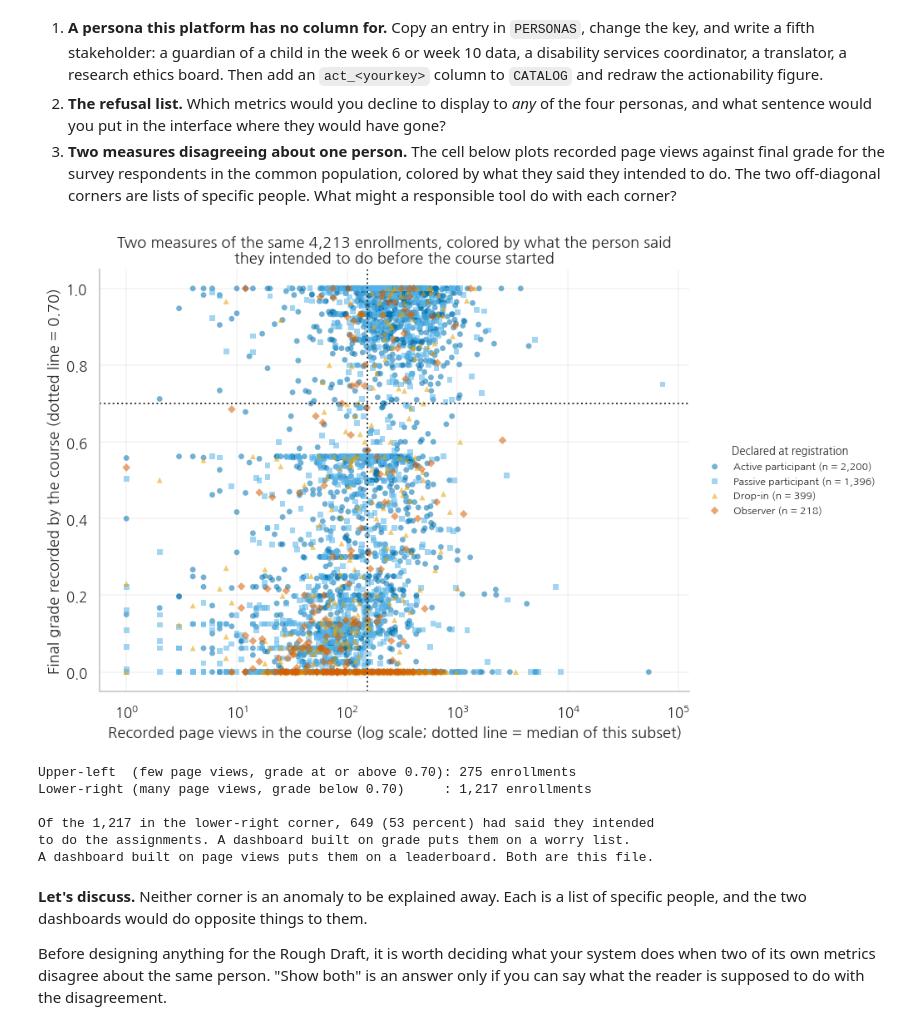
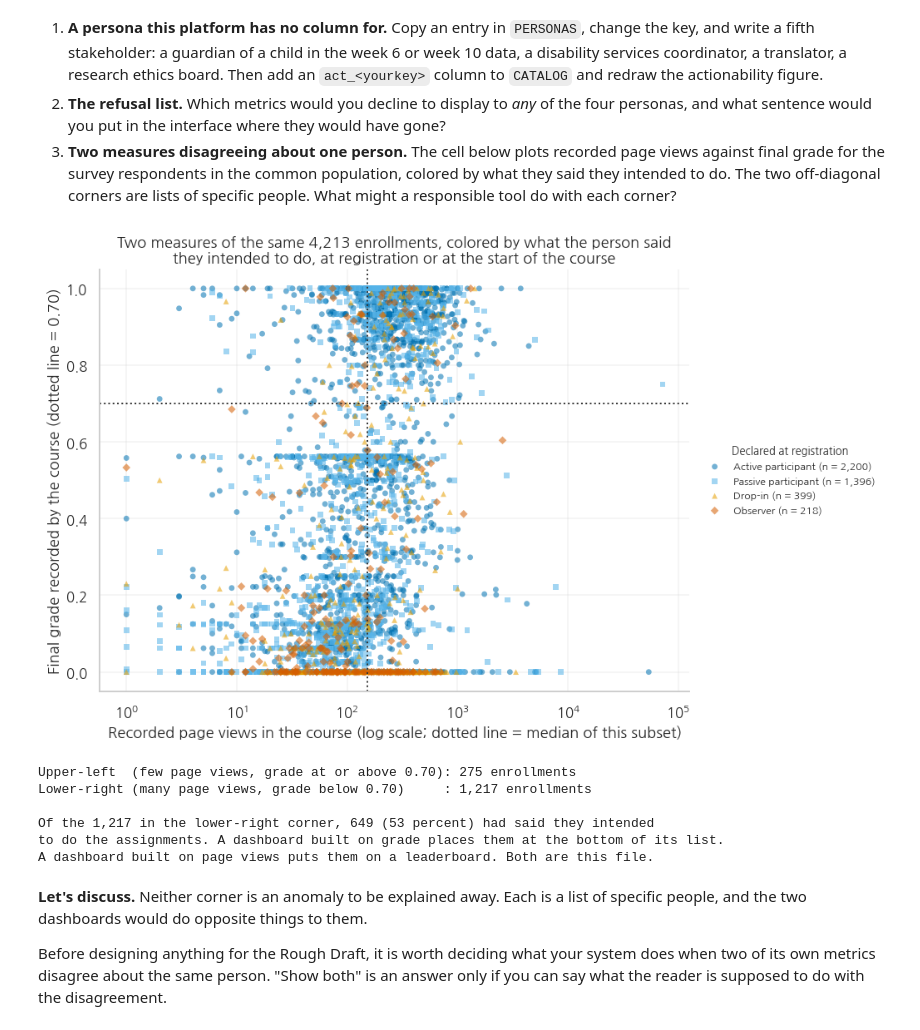
Before and after one commit to HakeoungLee/edis8100-teaching-learning-analytics, a Jupyter notebook: week11-codesign-studio/week11_codesign_studio.ipynb, the cells around one changed output. Drawn from its saved outputs; the diff is of its cells as text; code cells hidden in the pictures.

```diff
--- a/week11-codesign-studio/week11_codesign_studio.ipynb
+++ b/week11-codesign-studio/week11_codesign_studio.ipynb
@@ -624,7 +657,7 @@ CATALOG = pd.DataFrame([
     dict(metric='ncontent', label='Percent of the course modules reached', unit='percent',
          direction='higher is better', mistaken_for='having understood the modules',
          act_teacher=2, act_learner=2, act_platform=1, act_funder=1, fears=''),
-    dict(metric='explored', label='Platform flag: reached at least half the modules', unit='0 or 1',
+    dict(metric='explored', label='Platform flag: documented as >=50% of modules', unit='0 or 1',
          direction='contested', mistaken_for='seriousness',
          act_teacher=1, act_learner=0, act_platform=2, act_funder=1, fears='learner'),
 ]).set_index('metric').loc[METRIC_KEYS]
@@ -1182,8 +1265,8 @@ for m in FOUR:
     sub = core.loc[t]
     vc = sub['course_id_DI'].value_counts()
     conc[m] = vc
-    print('   {:<10} spans {:>3} courses | biggest single course contributes {:>3} of {} ({:.0f}%)'
-          ' | {} distinct people'.format(m, sub['course_id_DI'].nunique(), vc.iloc[0], K,
+    print('   {:<10} spans {:>3} courses | biggest single course {} contributes {:>3} of {} ({:.0f}%)'
+          ' | {} distinct people'.format(m, sub['course_id_DI'].nunique(), vc.index[0], vc.iloc[0], K,
                                          100 * vc.iloc[0] / K, sub['userid_DI'].nunique()))
 print()
 big = conc['ndays_act'].index[0]
@@ -1195,8 +1278,7 @@ print('with {:,} enrollments in the common population and a median of {:.0f} act
 print('against a median of {:.0f} across the whole common population.'.format(core['ndays_act'].median()))
 print()
 print('So the funder\'s leaderboard is, to a first approximation, one course.')
-print('That is a fact about a course, and a funder who read it as a fact about people')
-print('would be making the mistake this whole section exists to prevent.')
+print('That is a fact about a course.')
 # %% [output]
 Where do the top 500 on each list actually come from?
 
@@ -2053,41 +2139,41 @@ sub['plan'] = sub['learner_type'].replace(MERGE)
 fig, ax = plt.subplots(figsize=(9.4, 5.8))
 styles = [('Active participant', BLUE, 'o'), ('Passive participant', SKY, 's'),
           ('Drop-in', ORANGE, '^'), ('Observer', VERM, 'D')]
 for pl, colr, mk in styles:
     s = sub[sub['plan'] == pl]
     ax.scatter(s['nevents'], s['grade'], c=colr, marker=mk, s=20, alpha=0.55,
                edgecolor='none', label='{} (n = {:,})'.format(pl, len(s)))
 ax.set_xscale('log')
 vline = sub['nevents'].median()
 hline = 0.70
 ax.axvline(vline, color='#333333', linestyle=':', linewidth=1.3)
 ax.axhline(hline, color='#333333', linestyle=':', linewidth=1.3)
 ax.set_xlabel('Recorded page views in the course (log scale; dotted line = median of this subset)')
 ax.set_ylabel('Final grade recorded by the course (dotted line = 0.70)')
 ax.set_title('Two measures of the same {:,} enrollments, colored by what the person said\n'
-             'they intended to do before the course started'.format(len(sub)))
+             'they intended to do, at registration or at the start of the course'.format(len(sub)))
 ax.legend(title='Declared at registration', fontsize=8, title_fontsize=8.5, loc='center left',
           bbox_to_anchor=(1.01, 0.5), frameon=False)
 plt.tight_layout()
 plt.show()
 
 busy_low = sub[(sub['nevents'] > vline) & (sub['grade'] < hline)]
 quiet_high = sub[(sub['nevents'] <= vline) & (sub['grade'] >= hline)]
 print('Upper-left  (few page views, grade at or above 0.70): {:,} enrollments'.format(len(quiet_high)))
 print('Lower-right (many page views, grade below 0.70)     : {:,} enrollments'.format(len(busy_low)))
 print()
 print('Of the {:,} in the lower-right corner, {:,} ({:.0f} percent) had said they intended'.format(
     len(busy_low), int((busy_low['plan'] == 'Active participant').sum()),
     100 * (busy_low['plan'] == 'Active participant').mean()))
-print('to do the assignments. A dashboard built on grade puts them on a worry list.')
+print('to do the assignments. A dashboard built on grade places them at the bottom of its list.')
 print('A dashboard built on page views puts them on a leaderboard. Both are this file.')
 # %% [output]
-[figure, old version]
+[figure, new version]
 Upper-left  (few page views, grade at or above 0.70): 275 enrollments
 Lower-right (many page views, grade below 0.70)     : 1,217 enrollments
 
 Of the 1,217 in the lower-right corner, 649 (53 percent) had said they intended
-to do the assignments. A dashboard built on grade puts them on a worry list.
+to do the assignments. A dashboard built on grade places them at the bottom of its list.
 A dashboard built on page views puts them on a leaderboard. Both are this file.
 # %% [markdown]
 **Let's discuss.** Neither corner is an anomaly to be explained away. Each is a list of specific
```
Also changed, not shown: parts of 45 cells of this notebook, 5 other files.
